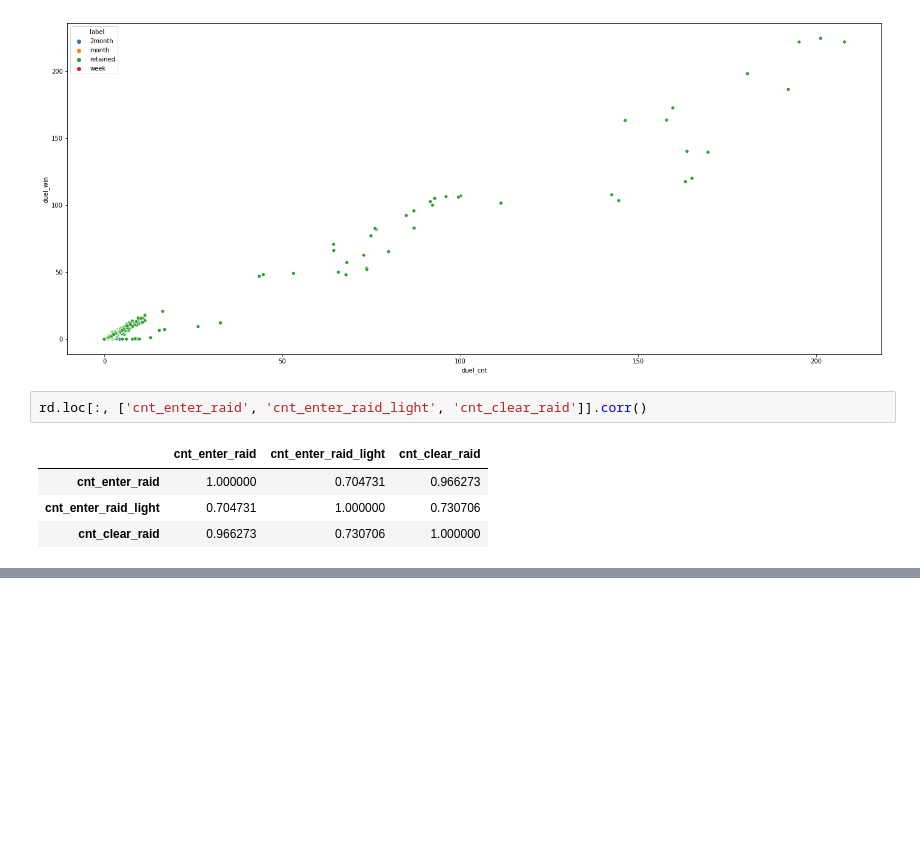
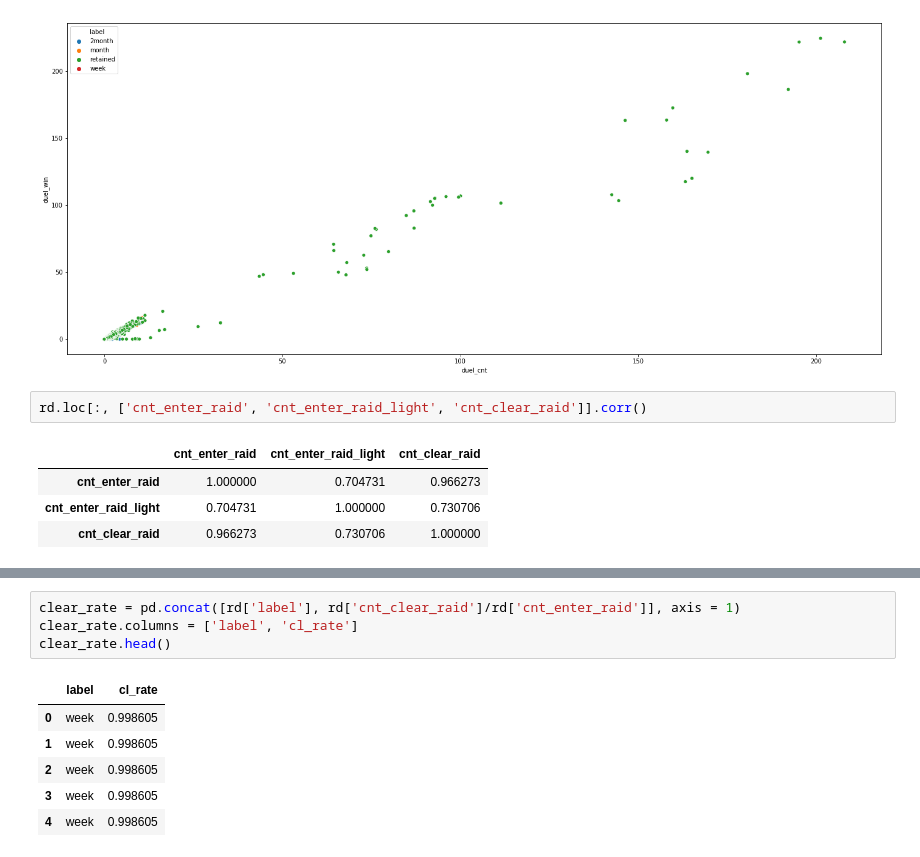
Before and after one commit to kookoowaa/Projects, a Jupyter notebook: Churn_with_Online_game/EDA_cwp.ipynb, the cells around one changed output, grey strips where cells are left out. Saved outputs shown, nothing was run; the diff lists cells and outputs as text; blank space fills up the shorter version.

```diff
--- a/Churn_with_Online_game/EDA_cwp.ipynb
+++ b/Churn_with_Online_game/EDA_cwp.ipynb
@@ -155,0 +145,11 @@ max(rd.groupby(['acc_id']).sum()['duel_cnt'])
+# %%
+clear_rate = pd.concat([rd['label'], rd['cnt_clear_raid']/rd['cnt_enter_raid']], axis = 1)
+clear_rate.columns = ['label', 'cl_rate']
+clear_rate.head()
+# %% [output]
+|  | label | cl_rate |
+| 0 | week | 0.998605 |
+| 1 | week | 0.998605 |
+| 2 | week | 0.998605 |
+| 3 | week | 0.998605 |
+| 4 | week | 0.998605 |
```
Also changed, not shown: parts of 8 cells of this notebook.
